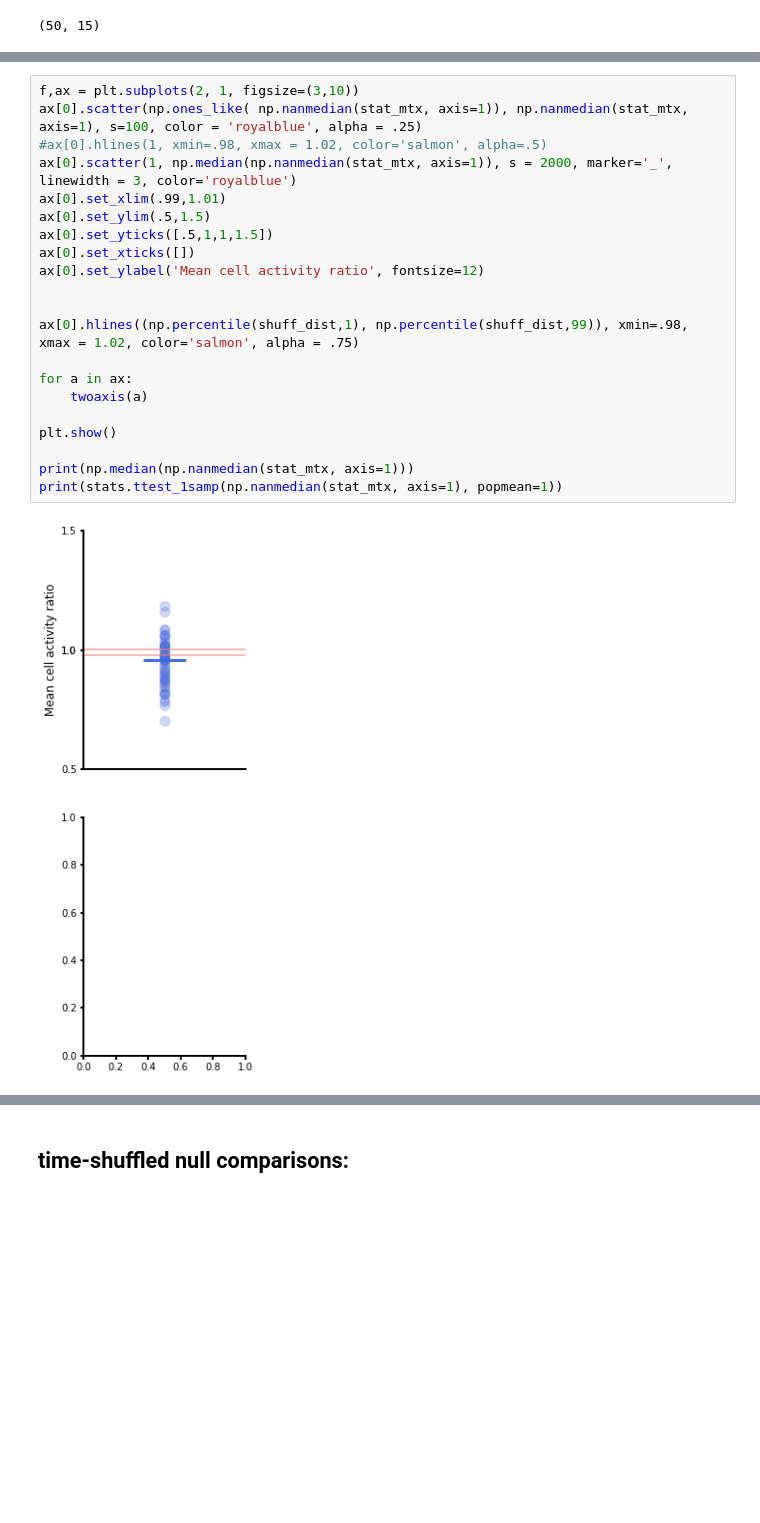
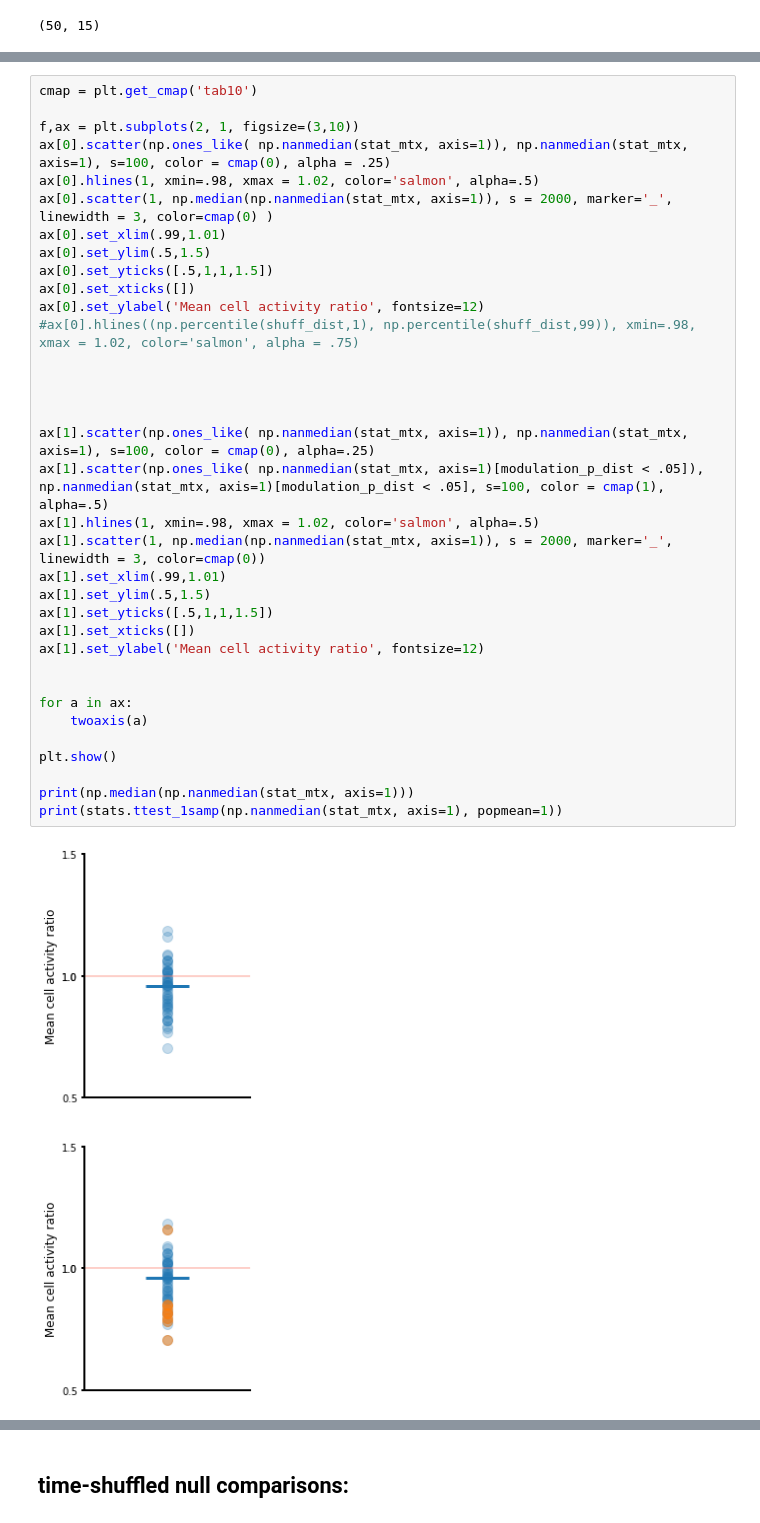
Before and after one commit to inscopix/astellas, a Jupyter notebook: astellas_nvoke_trig.ipynb, the cells around one changed output, grey strips where cells are left out. Saved outputs shown, nothing was run; the diff lists cells and outputs as text; blank space fills up the shorter version.

```diff
--- a/astellas_nvoke_trig.ipynb
+++ b/astellas_nvoke_trig.ipynb
@@ -1223,26 +1253,40 @@ stat_mtx.shape
 # %%
+cmap = plt.get_cmap('tab10')
+
 f,ax = plt.subplots(2, 1, figsize=(3,10))
-ax[0].scatter(np.ones_like( np.nanmedian(stat_mtx, axis=1)), np.nanmedian(stat_mtx, axis=1), s=100, color = 'royalblue', alpha = .25)
-#ax[0].hlines(1, xmin=.98, xmax = 1.02, color='salmon', alpha=.5)
-ax[0].scatter(1, np.median(np.nanmedian(stat_mtx, axis=1)), s = 2000, marker='_', linewidth = 3, color='royalblue')
+ax[0].scatter(np.ones_like( np.nanmedian(stat_mtx, axis=1)), np.nanmedian(stat_mtx, axis=1), s=100, color = cmap(0), alpha = .25)
+ax[0].hlines(1, xmin=.98, xmax = 1.02, color='salmon', alpha=.5)
+ax[0].scatter(1, np.median(np.nanmedian(stat_mtx, axis=1)), s = 2000, marker='_', linewidth = 3, color=cmap(0) )
 ax[0].set_xlim(.99,1.01)
 ax[0].set_ylim(.5,1.5)
 ax[0].set_yticks([.5,1,1,1.5])
 ax[0].set_xticks([])
 ax[0].set_ylabel('Mean cell activity ratio', fontsize=12)
+#ax[0].hlines((np.percentile(shuff_dist,1), np.percentile(shuff_dist,99)), xmin=.98, xmax = 1.02, color='salmon', alpha = .75)
 
 
-ax[0].hlines((np.percentile(shuff_dist,1), np.percentile(shuff_dist,99)), xmin=.98, xmax = 1.02, color='salmon', alpha = .75)
+
+
+ax[1].scatter(np.ones_like( np.nanmedian(stat_mtx, axis=1)), np.nanmedian(stat_mtx, axis=1), s=100, color = cmap(0), alpha=.25)
+ax[1].scatter(np.ones_like( np.nanmedian(stat_mtx, axis=1)[modulation_p_dist < .05]), np.nanmedian(stat_mtx, axis=1)[modulation_p_dist < .05], s=100, color = cmap(1), alpha=.5)
+ax[1].hlines(1, xmin=.98, xmax = 1.02, color='salmon', alpha=.5)
+ax[1].scatter(1, np.median(np.nanmedian(stat_mtx, axis=1)), s = 2000, marker='_', linewidth = 3, color=cmap(0))
+ax[1].set_xlim(.99,1.01)
+ax[1].set_ylim(.5,1.5)
+ax[1].set_yticks([.5,1,1,1.5])
+ax[1].set_xticks([])
+ax[1].set_ylabel('Mean cell activity ratio', fontsize=12)
+
 
 for a in ax:
     twoaxis(a)
 
 plt.show()
 
 print(np.median(np.nanmedian(stat_mtx, axis=1)))
 print(stats.ttest_1samp(np.nanmedian(stat_mtx, axis=1), popmean=1))
 # %% [output]
-[figure, old version]
+[figure, new version]
 0.9595599759548147
 Ttest_1sampResult(statistic=-3.765359098931399, pvalue=0.0004460046453729787)
 # %% [markdown]
```
Also changed, not shown: parts of 10 cells of this notebook.
